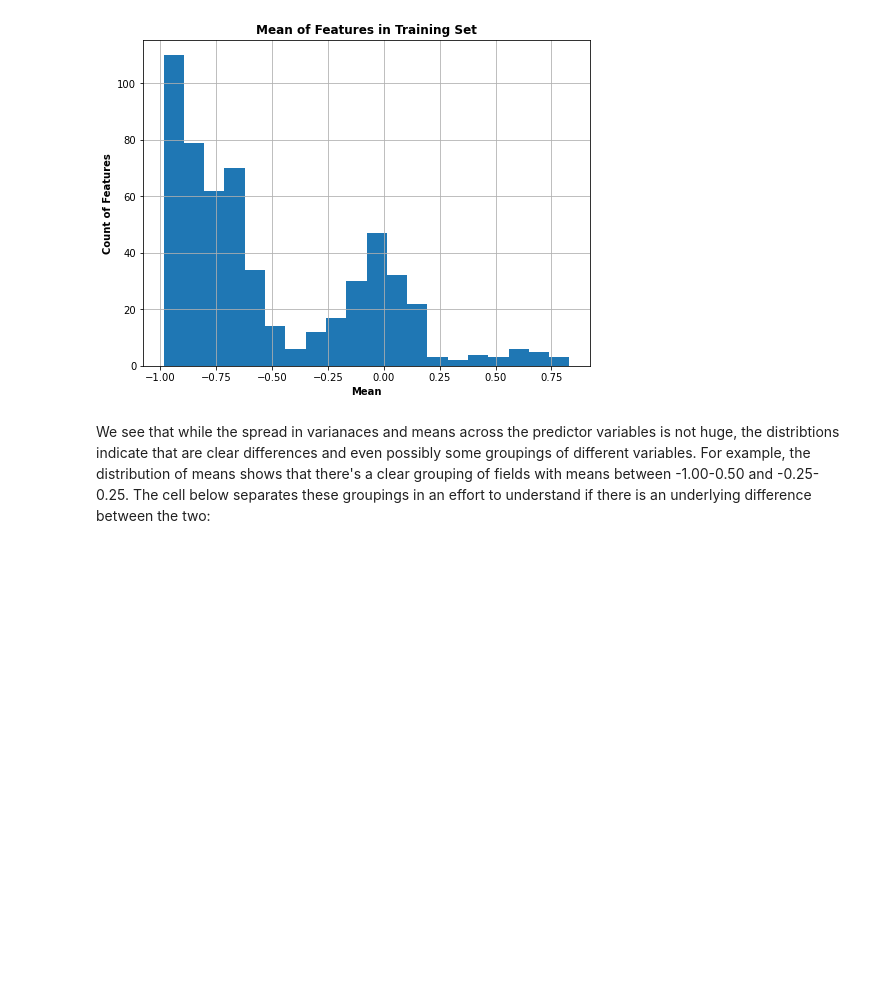
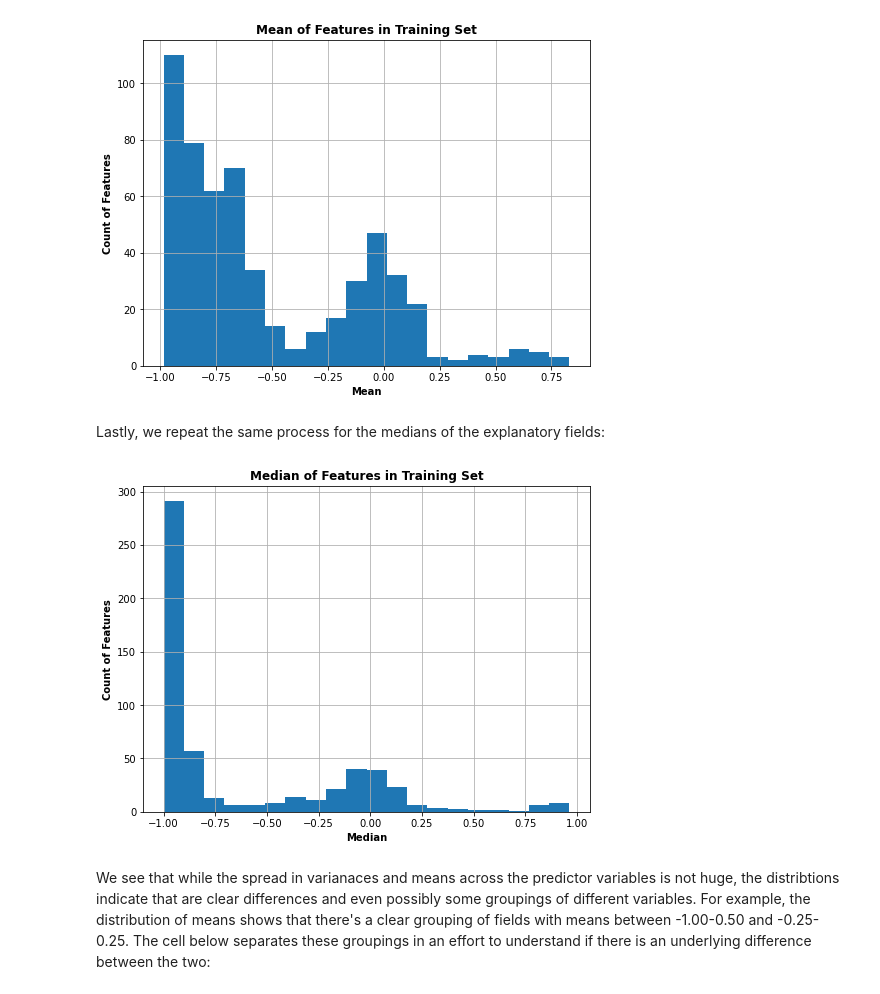
Before and after one commit to williamzjasmine/CUNY_SPS_DS, a Jupyter notebook: DATA_602/Final_Project/Predicting_Human_Activities_Using_Smartphones.ipynb, the cells around one changed output. Drawn from its saved outputs; the diff is of its cells as text; code cells hidden in the pictures; blank space fills up the shorter version.

```diff
--- a/DATA_602/Final_Project/Final Project.ipynb
+++ b/DATA_602/Final_Project/Predicting_Human_Activities_Using_Smartphones.ipynb
@@ -183,6 +197,22 @@ plt.grid()
 plt.show()
 # %% [output]
 [figure]
+# %% [markdown]
+Lastly, we repeat the same process for the medians of the explanatory fields:
+# %%
+feature_meds = train_df.median(axis=0)
+feature_meds = feature_meds[::-1]
+
+plt.figure(figsize=(8,6))
+
+plt.hist(feature_meds, bins=20)
+plt.xlabel('Median', fontweight='bold')
+plt.ylabel('Count of Features', fontweight='bold')
+plt.title('Median of Features in Training Set', fontweight='bold')
+plt.grid()
+plt.show()
+# %% [output]
+[figure, added]
 # %% [markdown]
 We see that while the spread in varianaces and means across the predictor variables is not huge, the distribtions indicate that are clear differences and even possibly some groupings of different variables. For example, the distribution of means shows that there's a clear grouping of fields with means between -1.00-0.50 and -0.25-0.25. The cell below separates these groupings in an effort to understand if there is an underlying difference between the two:
 # %%
```
Also changed, not shown: parts of 51 cells of this notebook.
